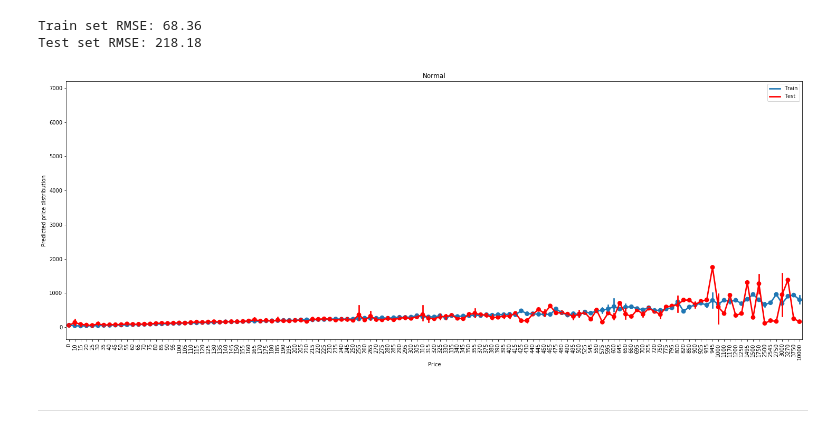
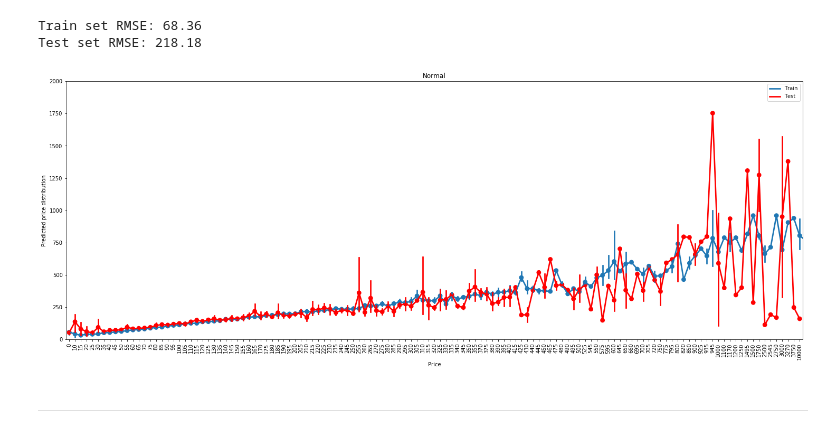
Before and after one commit to principal-miners/listings, a Jupyter notebook: ssh/RAW Modelling.ipynb, the cells around one changed output. Drawn from its saved outputs; the diff is of its cells as text; code cells hidden in the pictures.

```diff
--- a/ssh/RAW Modelling.ipynb
+++ b/ssh/RAW Modelling.ipynb
@@ -107,16 +107,16 @@ Test set RMSE: 218.18
 # %%
 f, ax = plt.subplots(1,1, figsize=(25, 9), sharex=False)
 # g = sns.pointplot(x=np.unique(y_train), y=np.unique(y_train), color="lightgrey", ax=ax, linestyle="--")
 g = sns.pointplot(x=y_train.ravel()[::5], y=y_pred_train.ravel()[::5], ax=ax)
 g = sns.pointplot(x=y_test.ravel()[::5], y=y_pred_test.ravel()[::5], ax=ax, color="red")
 t = g.set_xlabel("Price")
 t = g.set_ylabel("Predicted price distribution")
 t = g.set_xticklabels(g.get_xticklabels(), rotation=90)
 t = g.set_title("Normal")
-# yl = g.set_ylim(0, 2000)
+yl = g.set_ylim(0, 2000)
 l = ax.legend(handles=ax.lines[::len(np.unique(y_train))+1], labels=["Train","Test"])
 # %% [output]
-[figure, old version]
+[figure, new version]
 # %% [markdown]
 ----------
 # %%
```
Also changed, not shown: 2 other files.
